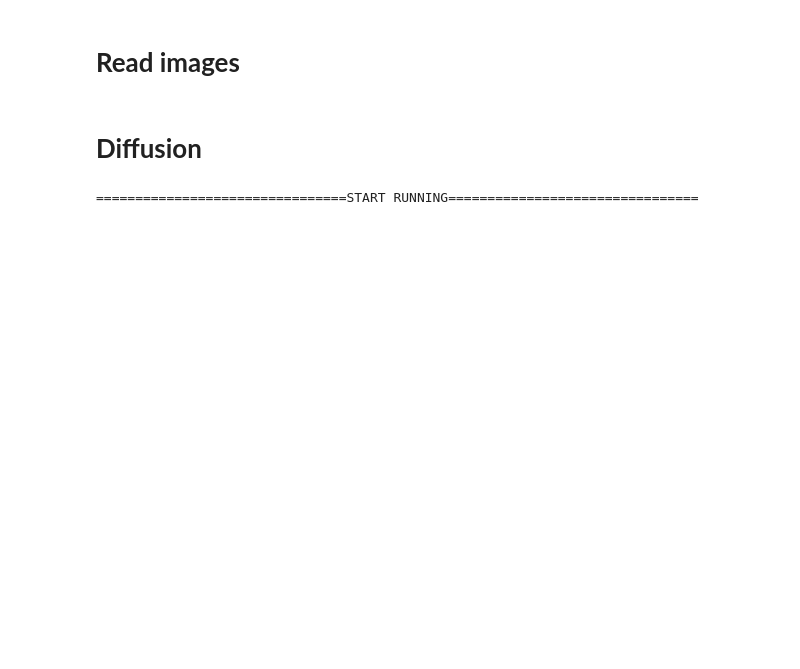
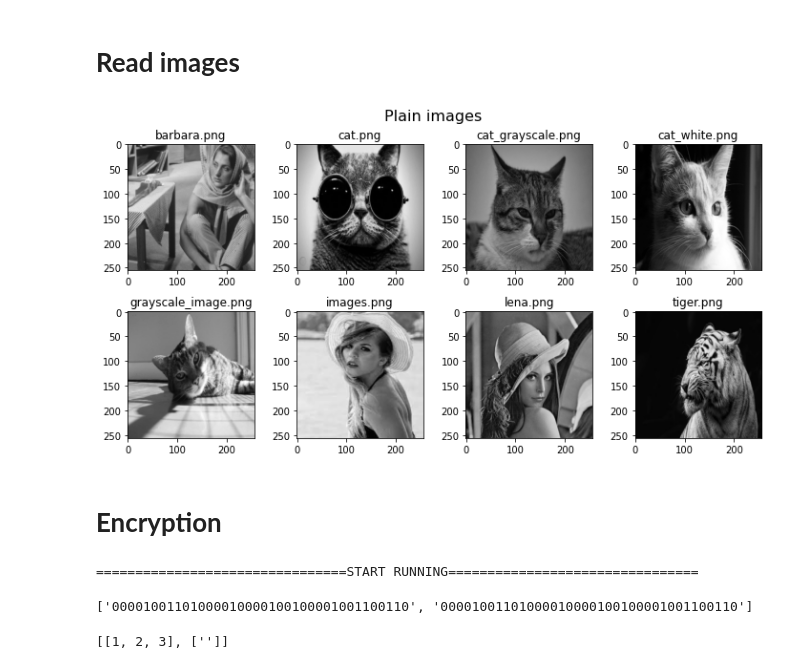
Before and after one commit to phamquanganhBKSET/MIE_Cryptography, a Jupyter notebook: Fast_Cat_Map.ipynb, the cells around one changed output. Saved outputs shown, nothing was run; the diff lists cells and outputs as text; code cells hidden in the pictures; blank space fills up the shorter version.

```diff
--- a/Fast_Cat_Map.ipynb
+++ b/Fast_Cat_Map.ipynb
@@ -10,15 +10,21 @@ from bit_functions import MIE_Bit_Manipulation
 # %% [markdown]
 # **Read images**
 # %%
-path = 'C:\\Users\\HH\\Documents\\DICOM\\MIE_Cryptography\\'
+list_os = ['Windows', 'Linux']
+OS = list_os[1]
+path = 'C:\\Users\\HH\\Documents\\DICOM\\MIE_Cryptography\\' if OS == 'Windows' else '/home/anhpq0/MIE_Cryptography/'
 dir_plain = path + 'plain_images'
 
-kI, str_Fnames = read_images(dir_plain, size = (global_params.M, global_params.N))
+R_iterations = 5
+kI, str_Fnames = read_images(dir_plain, size = (global_params.M, global_params.N), OS = OS)
+show_images(kI, str_Fnames, size = (10, 10), rows = 4, cols = 4)
 
 # Destination folder
 dir_cipher = path + 'cipher_images' + global_params.NamePCM
 
 if not os.path.exists(dir_cipher):
     os.mkdir(dir_cipher)
+# %% [output]
+[figure, added]
 # %%
 # kC
@@ -36,5 +42,5 @@ kP_plus = np.zeros((global_params.K, 1))
 for i in range(global_params.K):
     kP_plus[i] = kC[i][0][1]
 # %% [markdown]
-# **Diffusion**
+# **Encryption**
 # %%
@@ -45,3 +52,14 @@ for i in range(global_params.Ne):
     end_time = time.time() # Record end time in senconds unit
 # %% [output]
 ================================START RUNNING================================
+# %%
+delta_gamma = bf.bit_rearrangement_1d_to_nd(cat_params.Y1_FAST_Cat, [E])
+print(delta_gamma)
+# %% [output]
+['00001001101000010000100100001001100110', '00001001101000010000100100001001100110']
+# %%
+A = [['']] * 2
+A[0] = [1, 2, 3]
+print(A)
+# %% [output]
+[[1, 2, 3], ['']]
```
Also changed, not shown: parts of 4 cells of this notebook, 4 other files.
